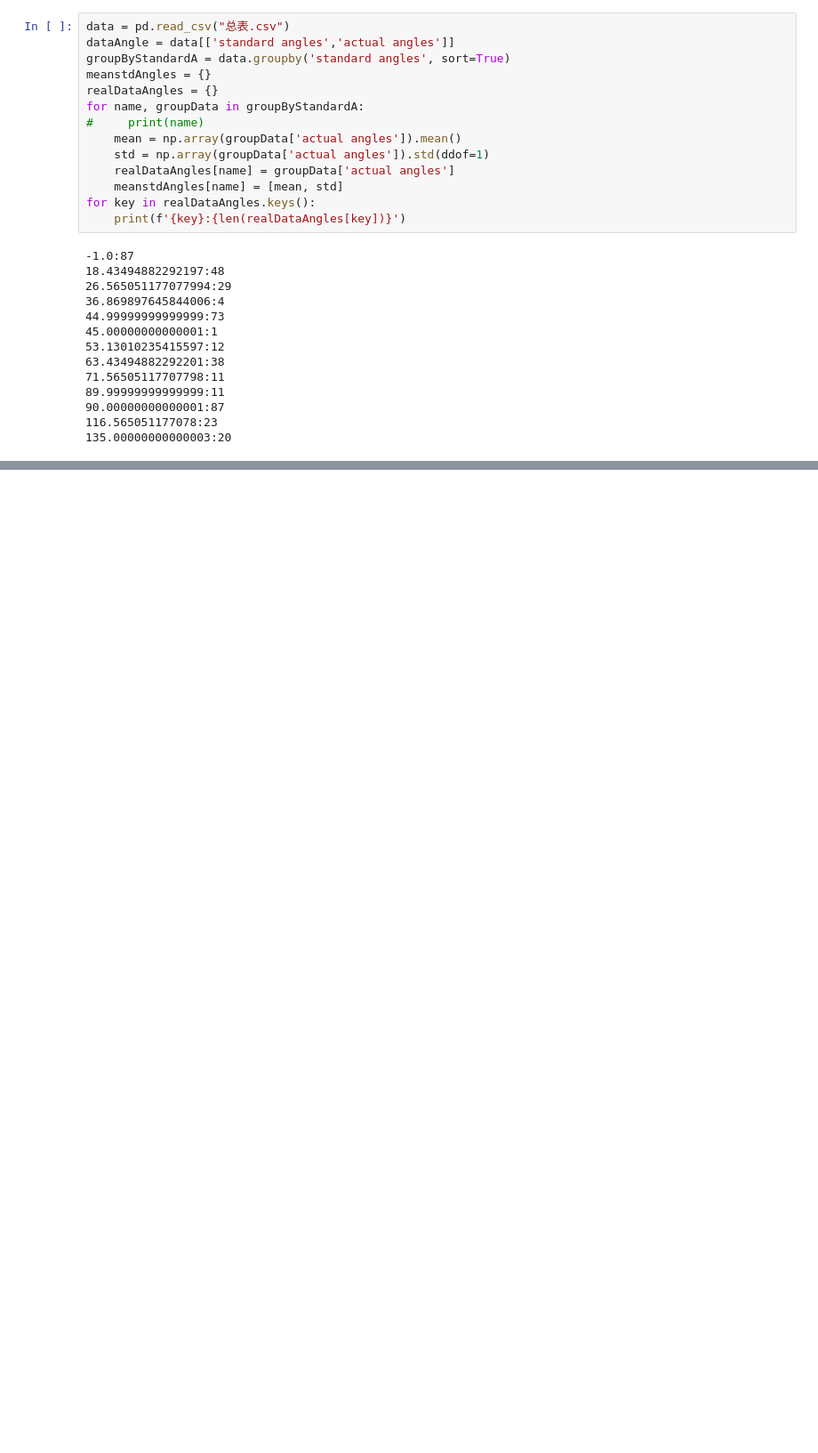
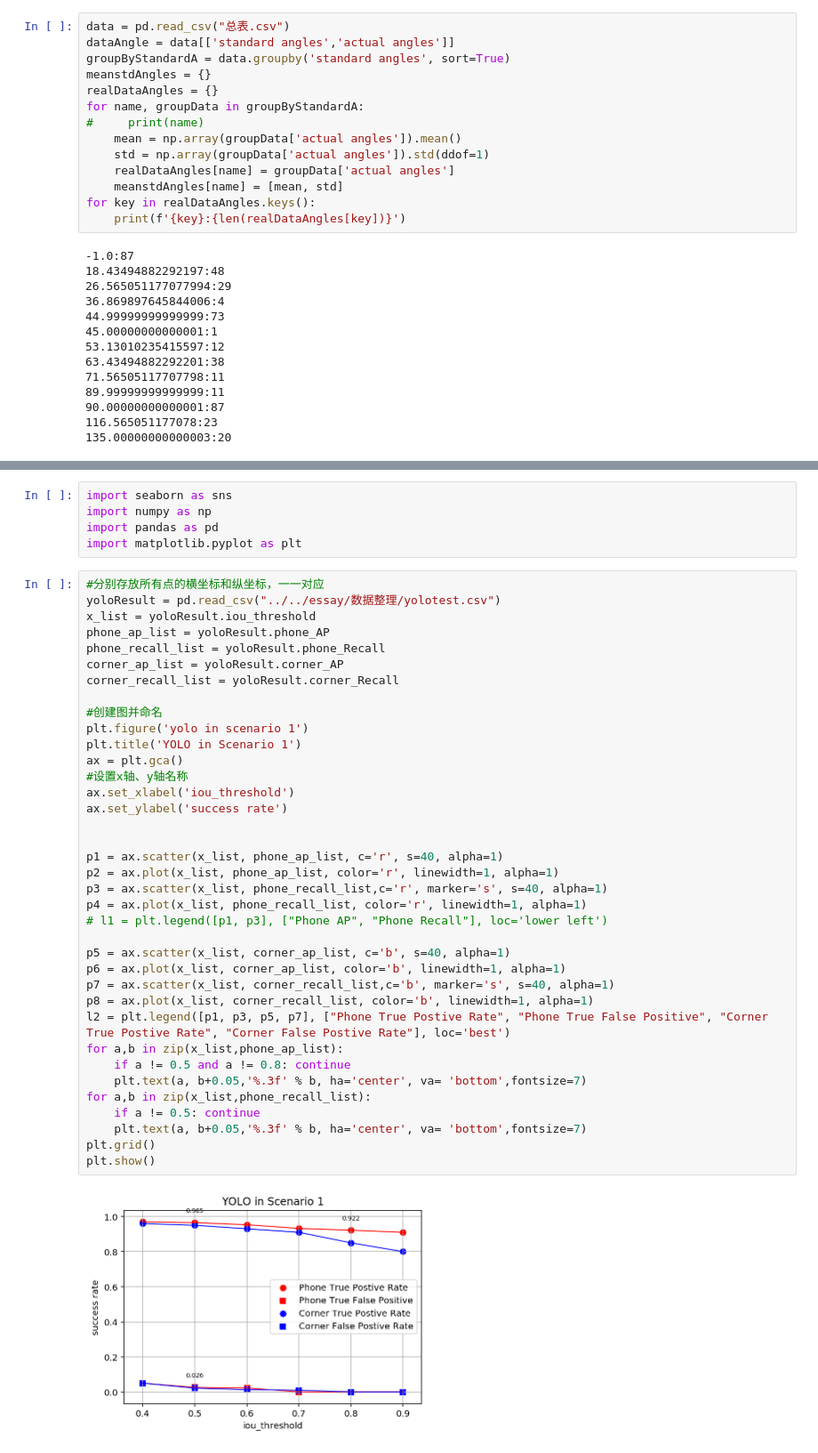
Before and after one commit to xenonyu/attack-on-pattern-pin, a Jupyter notebook: Normal Curve.ipynb, the cells around one changed output, grey strips where cells are left out. Shown: that part at 89% size. Saved outputs shown, nothing was run; the diff lists cells and outputs as text; blank space fills up the shorter version.

```diff
--- a/Normal Curve.ipynb
+++ b/Normal Curve.ipynb
@@ -311,0 +315,44 @@ plt.show()
+# %%
+import seaborn as sns
+import numpy as np
+import pandas as pd
+import matplotlib.pyplot as plt
+# %%
+#分别存放所有点的横坐标和纵坐标，一一对应
+yoloResult = pd.read_csv("../../essay/数据整理/yolotest.csv")
+x_list = yoloResult.iou_threshold
+phone_ap_list = yoloResult.phone_AP
+phone_recall_list = yoloResult.phone_Recall
+corner_ap_list = yoloResult.corner_AP
+corner_recall_list = yoloResult.corner_Recall
+
+#创建图并命名
+plt.figure('yolo in scenario 1')
+plt.title('YOLO in Scenario 1')
+ax = plt.gca()
+#设置x轴、y轴名称
+ax.set_xlabel('iou_threshold')
+ax.set_ylabel('success rate')
+
+
+p1 = ax.scatter(x_list, phone_ap_list, c='r', s=40, alpha=1)
+p2 = ax.plot(x_list, phone_ap_list, color='r', linewidth=1, alpha=1)
+p3 = ax.scatter(x_list, phone_recall_list,c='r', marker='s', s=40, alpha=1)
+p4 = ax.plot(x_list, phone_recall_list, color='r', linewidth=1, alpha=1)
+# l1 = plt.legend([p1, p3], ["Phone AP", "Phone Recall"], loc='lower left')
+
+p5 = ax.scatter(x_list, corner_ap_list, c='b', s=40, alpha=1)
+p6 = ax.plot(x_list, corner_ap_list, color='b', linewidth=1, alpha=1)
+p7 = ax.scatter(x_list, corner_recall_list,c='b', marker='s', s=40, alpha=1)
+p8 = ax.plot(x_list, corner_recall_list, color='b', linewidth=1, alpha=1)
+l2 = plt.legend([p1, p3, p5, p7], ["Phone True Postive Rate", "Phone True False Positive", "Corner True Postive Rate", "Corner False Postive Rate"], loc='best')
+for a,b in zip(x_list,phone_ap_list):
+    if a != 0.5 and a != 0.8: continue
+    plt.text(a, b+0.05,'%.3f' % b, ha='center', va= 'bottom',fontsize=7)
+for a,b in zip(x_list,phone_recall_list):
+    if a != 0.5: continue
+    plt.text(a, b+0.05,'%.3f' % b, ha='center', va= 'bottom',fontsize=7)
+plt.grid()
+plt.show()
+# %% [output]
+[figure, added]
```
Also changed, not shown: parts of 16 cells of this notebook, 4 other files.
